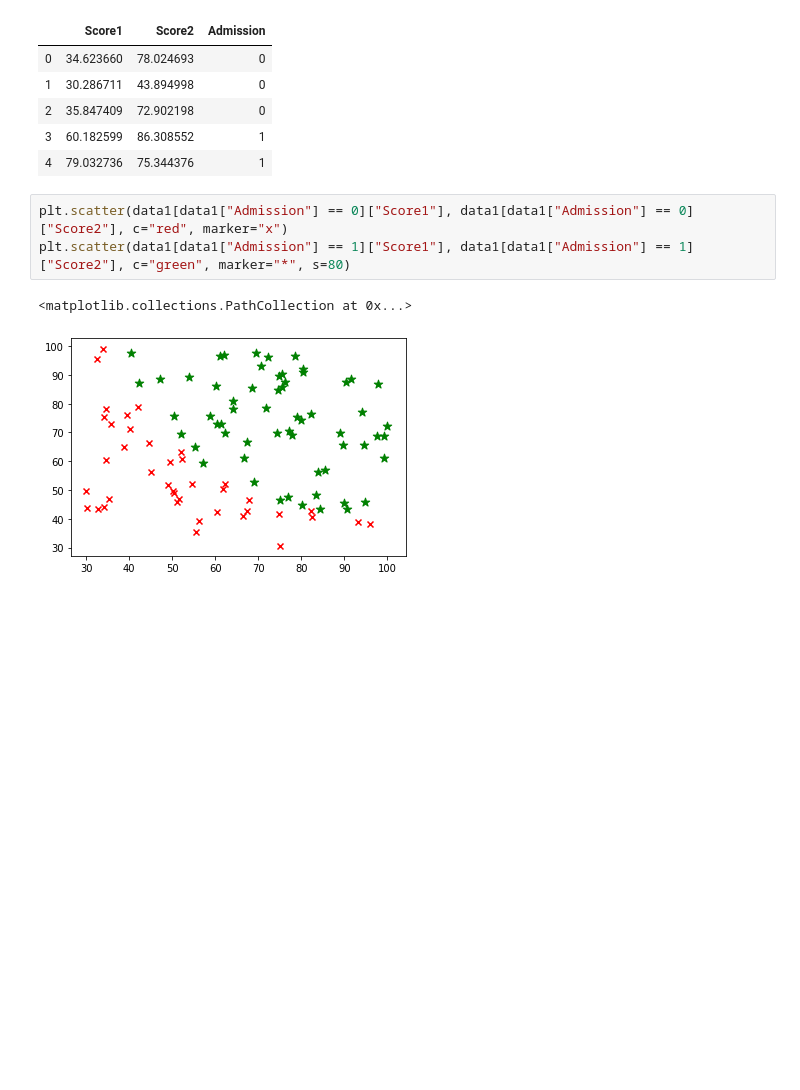
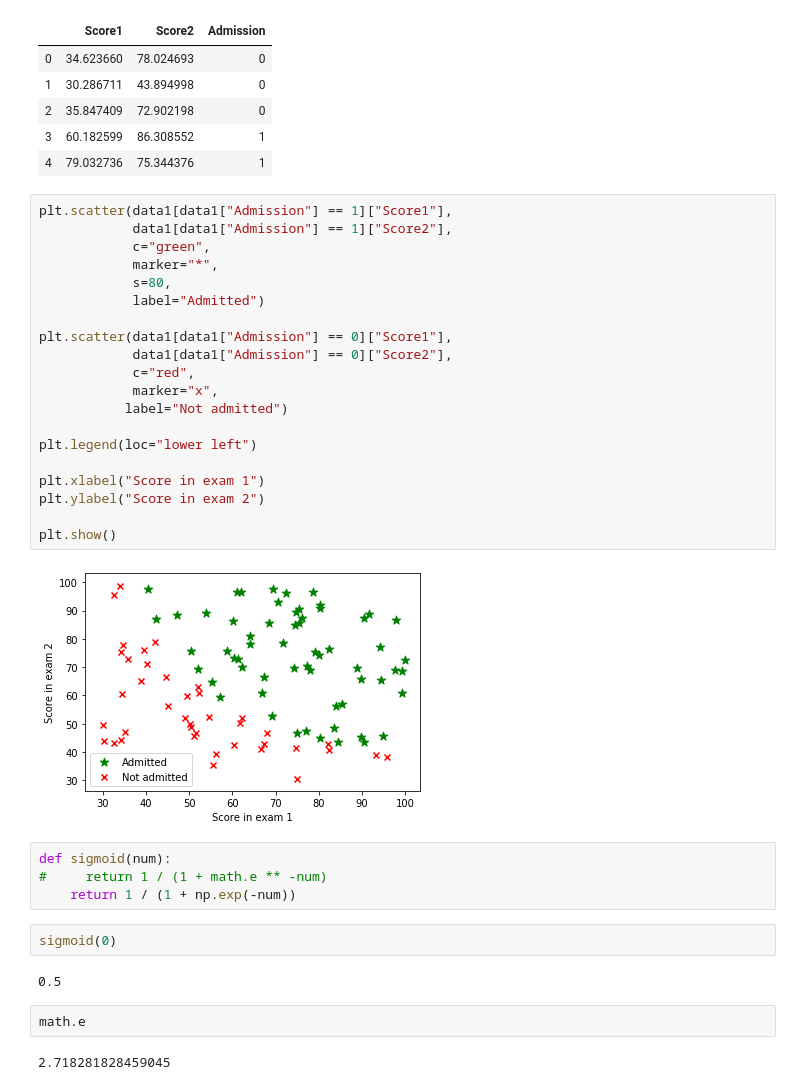
Before and after one commit to macwong/MachineLearning, a Jupyter notebook: Coursera Machine Learning/Week 3/Week 3.ipynb, the cells around one changed output. Drawn from its saved outputs; the diff is of its cells as text; blank space fills up the shorter version.

```diff
--- a/Coursera Machine Learning/Week 3/Week 3.ipynb
+++ b/Coursera Machine Learning/Week 3/Week 3.ipynb
@@ -19,9 +21,37 @@ data1.head()
 | 2 | 35.847409 | 72.902198 | 0 |
 | 3 | 60.182599 | 86.308552 | 1 |
 | 4 | 79.032736 | 75.344376 | 1 |
-# %%
-plt.scatter(data1[data1["Admission"] == 0]["Score1"], data1[data1["Admission"] == 0]["Score2"], c="red", marker="x")
-plt.scatter(data1[data1["Admission"] == 1]["Score1"], data1[data1["Admission"] == 1]["Score2"], c="green", marker="*", s=80)
-# %% [output]
-<matplotlib.collections.PathCollection at 0x...>
-[figure, removed]
+# %%
+plt.scatter(data1[data1["Admission"] == 1]["Score1"],
+            data1[data1["Admission"] == 1]["Score2"],
+            c="green",
+            marker="*",
+            s=80,
+            label="Admitted")
+
+plt.scatter(data1[data1["Admission"] == 0]["Score1"],
+            data1[data1["Admission"] == 0]["Score2"],
+            c="red",
+            marker="x",
+           label="Not admitted")
+
+plt.legend(loc="lower left")
+
+plt.xlabel("Score in exam 1")
+plt.ylabel("Score in exam 2")
+
+plt.show()
+# %% [output]
+[figure, added]
+# %%
+def sigmoid(num):
+#     return 1 / (1 + math.e ** -num)
+    return 1 / (1 + np.exp(-num))
+# %%
+sigmoid(0)
+# %% [output]
+0.5
+# %%
+math.e
+# %% [output]
+2.718281828459045
```
Also changed, not shown: parts of 9 cells of this notebook.
